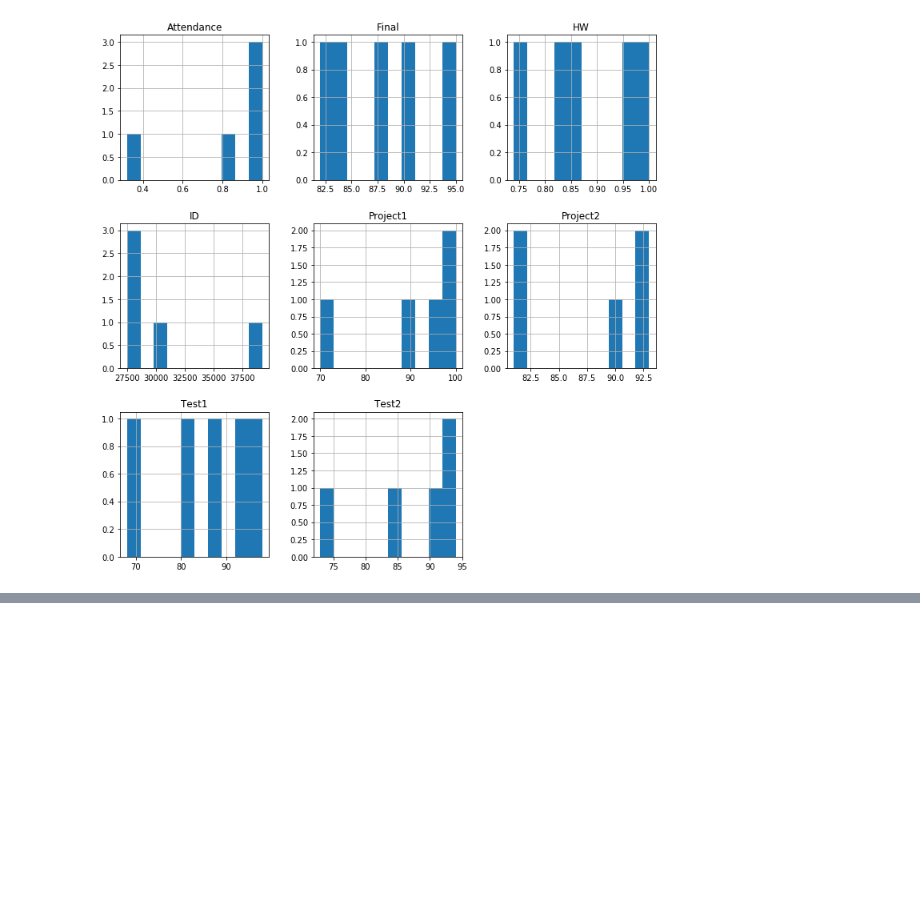
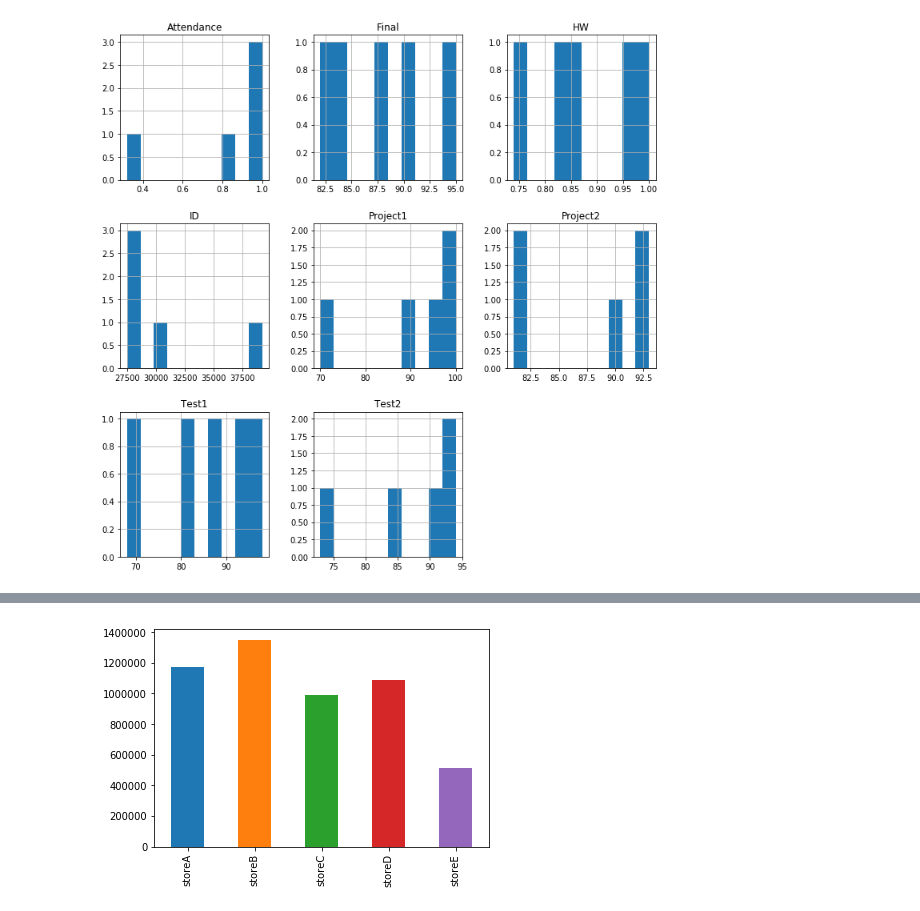
Before and after one commit to RobertoDelamora/data-science-academy, a Jupyter notebook: udacity/fundamentos-data-scientist-I/definitive-toolkit/Pandas_Tutorial.ipynb, the cells around one changed output, grey strips where cells are left out. Drawn from its saved outputs; the diff is of its cells as text; code cells hidden in the pictures; blank space fills up the shorter version.

```diff
--- a/udacity/fundamentos-data-scientist-I/definitive-toolkit/Pandas_Tutorial.ipynb
+++ b/udacity/fundamentos-data-scientist-I/definitive-toolkit/Pandas_Tutorial.ipynb
@@ -1770,0 +1934,5 @@ df_student.hist(figsize=(12,12));
+# %%
+import pandas as pd
+
+df_store = pd.read_csv('C:/Users/thiagoPanini/Downloads/datasets/store-data.csv')
+df_store.head()
@@ -1770,0 +1958,4 @@ df_student.hist(figsize=(12,12));
+# %%
+# Retirando a coluna 'week' para plotar o somatório de vendas por loja.
+df_stores = df_store.iloc[:, 1:]
+df_stores.head()
@@ -1770,0 +1969,5 @@ df_student.hist(figsize=(12,12));
+# %%
+# Plotando gráfico de barras
+df_stores.sum().plot(kind='bar');
+# %% [output]
+[figure, added]
```
Also changed, not shown: parts of 105 cells of this notebook, 43 other files.
